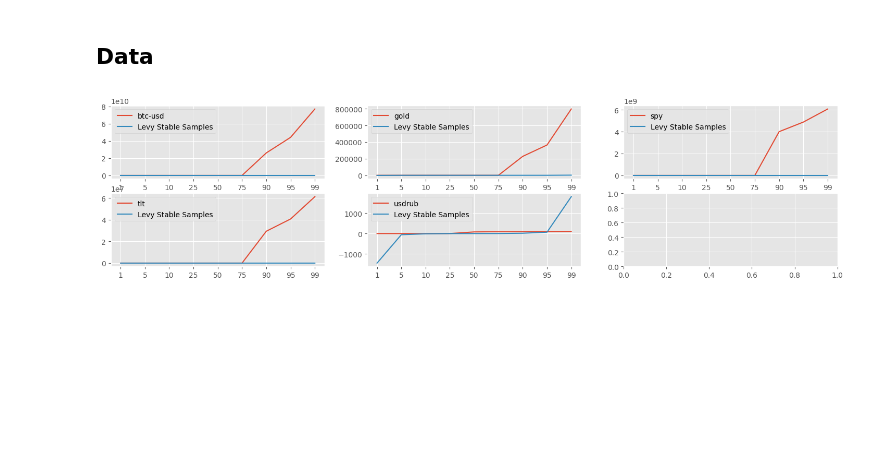
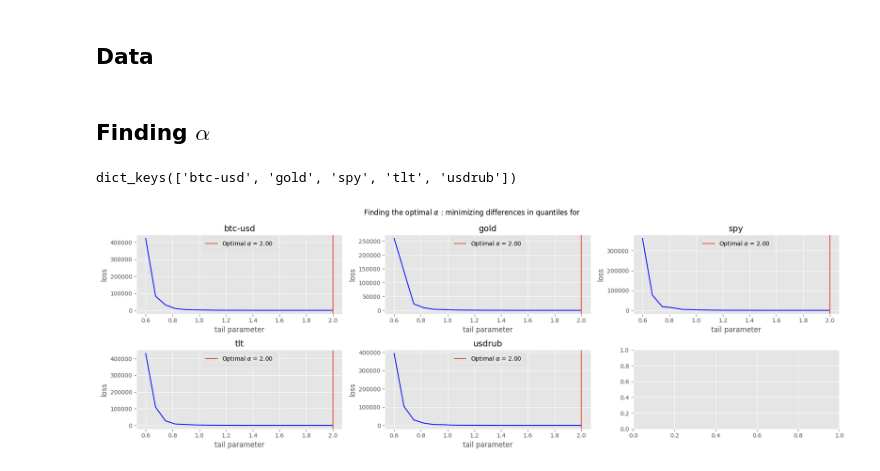
Before and after one commit to fadeeva/Risk_Alpha_Stable, a Jupyter notebook: notebooks/Calibration_of_the_alpha-stable_dist.ipynb, the cells around one changed output. Drawn from its saved outputs; the diff is of its cells as text; code cells hidden in the pictures; blank space fills up the shorter version.

```diff
--- a/notebooks/Calibration_of_the_alpha-stable_dist.ipynb
+++ b/notebooks/Calibration_of_the_alpha-stable_dist.ipynb
@@ -28,4 +28,6 @@ data = {
 for ticker in data.keys():
     data[ticker]['log_return'] = np.log(data[ticker]['Close'].div(data[ticker]['Close'].shift(1)))
     data[ticker].dropna(axis=0, inplace=True)
+# %% [markdown]
+## Finding $\alpha$
 # %%
@@ -41,11 +41,31 @@ for ticker, asset in data.items():
-# %%
-fig, axes = plt.subplots(2, 3, figsize=(18, 4))
-axes = axes.flatten()
-for i, (ticker, q) in enumerate(quantiles_data.items()):
-    axes[i].plot(np.arange(len(quantiles)), q, label=f'{ticker}')
-    axes[i].plot(np.arange(len(quantiles)), quantiles_model, label='Levy Stable Samples')
-    axes[i].set_xticks(np.arange(len(quantiles)), quantiles)
-
-    axes[i].legend();
-# %% [output]
-[figure, removed]
+# %%
+from collections import defaultdict
+
+alphas = np.linspace(0.6, 2.0, 20)
+
+losses = defaultdict(list)
+for alpha in alphas:
+    for ticker, asset in data.items():
+        losses[ticker].append(loss(alpha, asset['log_return']))
+
+losses.keys()
+# %% [output]
+dict_keys(['btc-usd', 'gold', 'spy', 'tlt', 'usdrub'])
+# %%
+fig, axes = plt.subplots(2, 3, figsize=(18, 6))
+axes = axes.flatten()
+
+for i, (ticker, losses) in enumerate(losses.items()):
+    axes[i].plot(alphas, losses, c='b')
+    axes[i].axvline(x=alphas[np.argmin(losses)],
+                    label='Optimal ' + r'$\alpha$ = ' + f'{alphas[np.argmin(losses)]:.2f}')
+    axes[i].set_xlabel('tail parameter')
+    axes[i].set_ylabel('loss')
+
+    axes[i].set_title(f'{ticker}')
+    axes[i].legend()
+
+plt.suptitle(r'Finding the optimal $\alpha$ : minimizing differences in quantiles for')
+plt.tight_layout();
+# %% [output]
+[figure, added]
```
Also changed, not shown: parts of 1 cell of this notebook.
